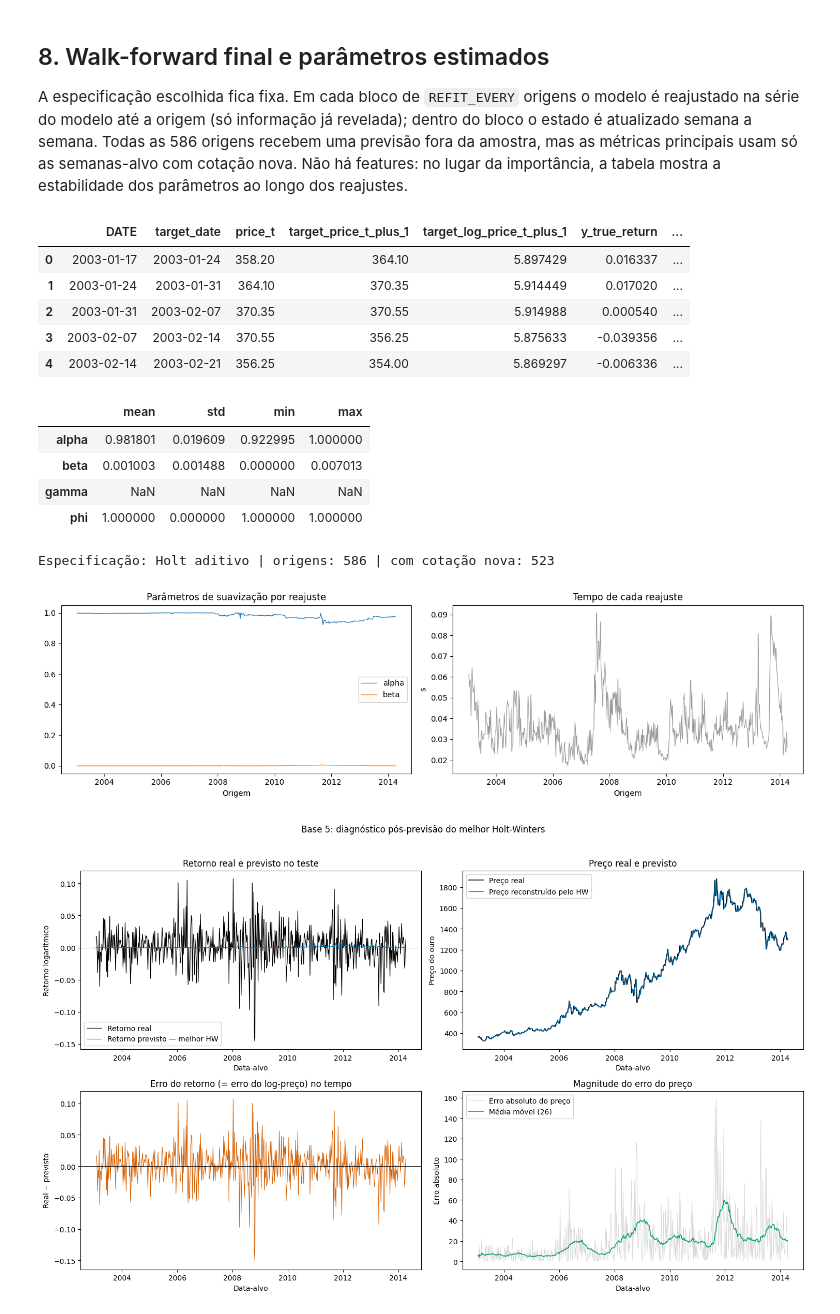
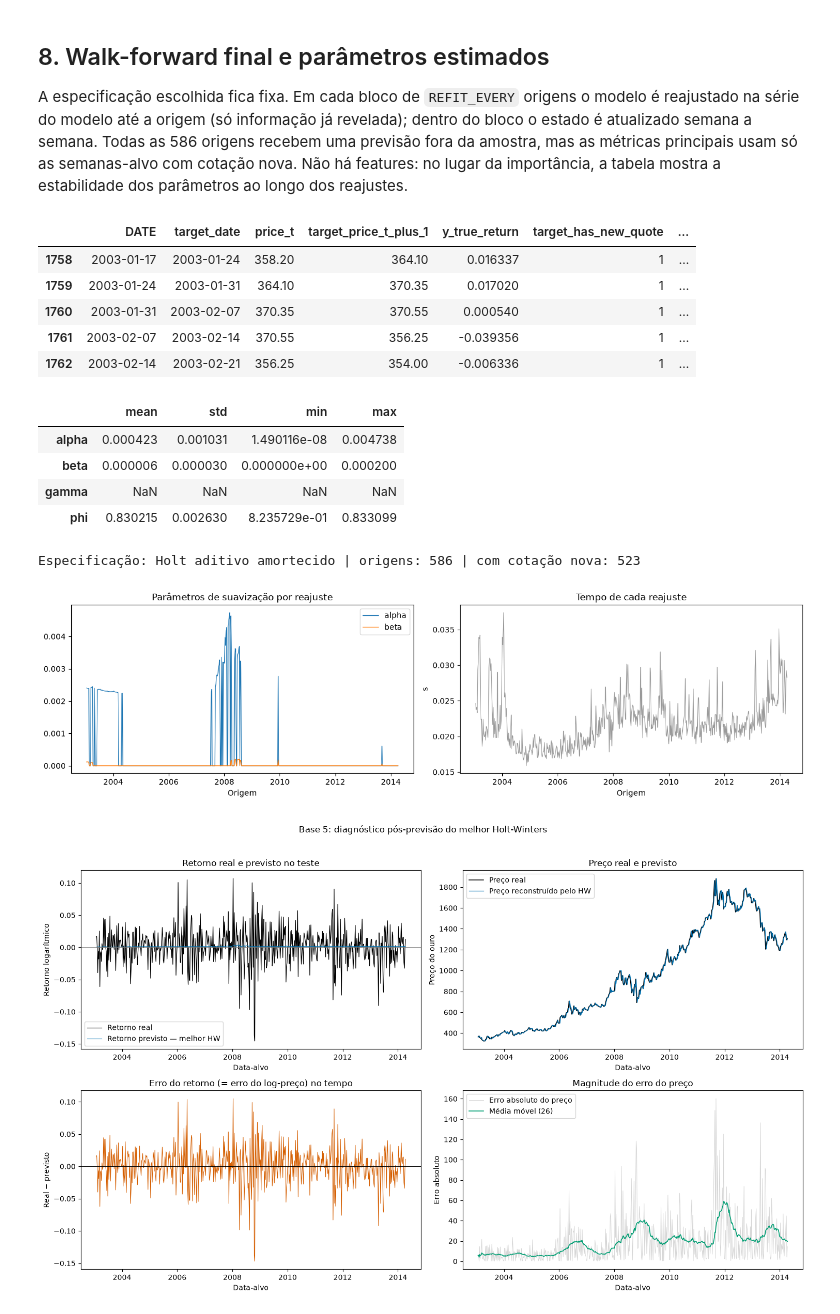
Before and after one commit to lemosriosl/TrabalhoDanielModelos, a Jupyter notebook: notebooks/base_05-grupo5_HW.ipynb, the cells around one changed output. Drawn from its saved outputs; the diff is of its cells as text; code cells hidden in the pictures.

Commit message:
feat: alinhar alvo e avaliacao da base 5

```diff
--- a/notebooks/base_05-grupo5_HW.ipynb
+++ b/notebooks/base_05-grupo5_HW.ipynb
@@ -65,11 +67,9 @@ WEEKLY_RULE = 'W-FRI'
 STL_PERIOD = 52
 TRAIN_RATIO = .75
 RANDOM_STATE = 42
-REFIT_EVERY = 1          # 1 = reestima alpha/beta/gamma/phi em toda origem de teste, como o RF
-ALVO = 'price'           # 'price' -> target_price_t_plus_1 | 'log_price' -> target_log_price_t_plus_1
-assert ALVO in ('price', 'log_price')
-TARGET = 'target_price_t_plus_1' if ALVO == 'price' else 'target_log_price_t_plus_1'
-LOG_TARGET = 'target_log_price_t_plus_1'
+REFIT_EVERY = 1
+ALVO = 'return'
+TARGET = ALVO_CANONICO
 np.random.seed(RANDOM_STATE)
 # %% [markdown]
 ## 2. Ingestão e auditoria do CSV atual
@@ -518,52 +505,61 @@ for block_start in range(0, n_test, REFIT_EVERY):
 evaluation_seconds = time.perf_counter() - evaluation_start
 
 predictions = test_df[[
-    'DATE', 'target_date', 'price_t', 'target_price_t_plus_1', LOG_TARGET,
+    'DATE', 'target_date', 'price_t', 'target_price_t_plus_1',
     'target_log_return_t_plus_1', 'target_has_new_quote', 'has_source_observation_t',
 ]].copy()
 predictions = predictions.rename(columns={'target_log_return_t_plus_1': 'y_true_return'})
 predictions['pred_hw_escala_modelo'] = np.asarray(prediction_values)
 predictions['model_refit_origin'] = prediction_refits
 predictions['state_data_cutoff'] = state_cutoffs
 assert (predictions.state_data_cutoff <= predictions.DATE).all()
-predictions['price_pred_hw'] = to_price(predictions.pred_hw_escala_modelo)
+predictions['y_pred_return_hw'] = predictions.pred_hw_escala_modelo.astype(float)
+predictions['price_pred_hw'] = predictions.price_t * np.exp(predictions.y_pred_return_hw)
 assert predictions.price_pred_hw.gt(0).all(), 'previsão de preço não positiva'
-predictions['y_pred_return_hw'] = np.log(predictions.price_pred_hw / predictions.price_t)
 predictions['y_pred_return_zero'] = 0.
 predictions['price_pred_persistence'] = predictions.price_t
-predictions['residual_log_price_hw'] = predictions[LOG_TARGET] - np.log(predictions.price_pred_hw)
 predictions['residual_return_hw'] = predictions.y_true_return - predictions.y_pred_return_hw
-assert np.allclose(predictions.residual_log_price_hw, predictions.residual_return_hw)
 predictions['residual_price_hw'] = predictions.target_price_t_plus_1 - predictions.price_pred_hw
 predictions['absolute_error_price_hw'] = predictions.residual_price_hw.abs()
+
+contract_predictions = pd.DataFrame({
+    'origin_time': predictions.DATE,
+    'target_time': predictions.target_date,
+    'y_true': predictions.y_true_return,
+    'y_pred': predictions.y_pred_return_hw,
+    'training_target_cutoff': predictions.state_data_cutoff,
+})
+validate_prediction_contract(
+    contract_predictions, test_df, expected_target_col=ALVO_CANONICO,
+)
 observed_predictions = predictions.loc[predictions.target_has_new_quote.eq(1)].copy()
 
 fit_log = pd.DataFrame(fit_rows)
 param_summary = fit_log[['alpha', 'beta', 'gamma', 'phi']].agg(['mean', 'std', 'min', 'max']).T
 display(predictions.head())
 display(param_summary)
 print(f'Especificação: {best_spec["nome"]} | origens: {len(predictions)} | '
       f'com cotação nova: {len(observed_predictions)}')
 fig, axes = plt.subplots(1, 2, figsize=(14, 4))
 axes[0].plot(fit_log.origem_refit, fit_log.alpha, label='alpha', lw=.9)
 if fit_log.beta.notna().any(): axes[0].plot(fit_log.origem_refit, fit_log.beta, label='beta', lw=.9)
 if fit_log.gamma.notna().any(): axes[0].plot(fit_log.origem_refit, fit_log.gamma, label='gamma', lw=.9)
 axes[0].set(title='Parâmetros de suavização por reajuste', xlabel='Origem'); axes[0].legend()
 axes[1].plot(fit_log.origem_refit, fit_log.fit_seconds, color='#999999', lw=.8)
 axes[1].set(title='Tempo de cada reajuste', xlabel='Origem', ylabel='s')
 plt.tight_layout(); plt.show()
 # %% [output]
-|  | DATE | target_date | price_t | target_price_t_plus_1 | target_log_price_t_plus_1 | y_true_return | ... |
-| 0 | 2003-01-17 | 2003-01-24 | 358.20 | 364.10 | 5.897429 | 0.016337 | ... |
-| 1 | 2003-01-24 | 2003-01-31 | 364.10 | 370.35 | 5.914449 | 0.017020 | ... |
-| 2 | 2003-01-31 | 2003-02-07 | 370.35 | 370.55 | 5.914988 | 0.000540 | ... |
-| 3 | 2003-02-07 | 2003-02-14 | 370.55 | 356.25 | 5.875633 | -0.039356 | ... |
-| 4 | 2003-02-14 | 2003-02-21 | 356.25 | 354.00 | 5.869297 | -0.006336 | ... |
+|  | DATE | target_date | price_t | target_price_t_plus_1 | y_true_return | target_has_new_quote | ... |
+| 1758 | 2003-01-17 | 2003-01-24 | 358.20 | 364.10 | 0.016337 | 1 | ... |
+| 1759 | 2003-01-24 | 2003-01-31 | 364.10 | 370.35 | 0.017020 | 1 | ... |
+| 1760 | 2003-01-31 | 2003-02-07 | 370.35 | 370.55 | 0.000540 | 1 | ... |
+| 1761 | 2003-02-07 | 2003-02-14 | 370.55 | 356.25 | -0.039356 | 1 | ... |
+| 1762 | 2003-02-14 | 2003-02-21 | 356.25 | 354.00 | -0.006336 | 1 | ... |
 |  | mean | std | min | max |
-| alpha | 0.981801 | 0.019609 | 0.922995 | 1.000000 |
-| beta | 0.001003 | 0.001488 | 0.000000 | 0.007013 |
+| alpha | 0.000423 | 0.001031 | 1.490116e-08 | 0.004738 |
+| beta | 0.000006 | 0.000030 | 0.000000e+00 | 0.000200 |
 | gamma | NaN | NaN | NaN | NaN |
-| phi | 1.000000 | 0.000000 | 1.000000 | 1.000000 |
+| phi | 0.830215 | 0.002630 | 8.235729e-01 | 0.833099 |
-Especificação: Holt aditivo | origens: 586 | com cotação nova: 523
+Especificação: Holt aditivo amortecido | origens: 586 | com cotação nova: 523
-[figure, old version]
+[figure, new version]
 # %%
```
Also changed, not shown: parts of 12 cells of this notebook, 13 other files.
